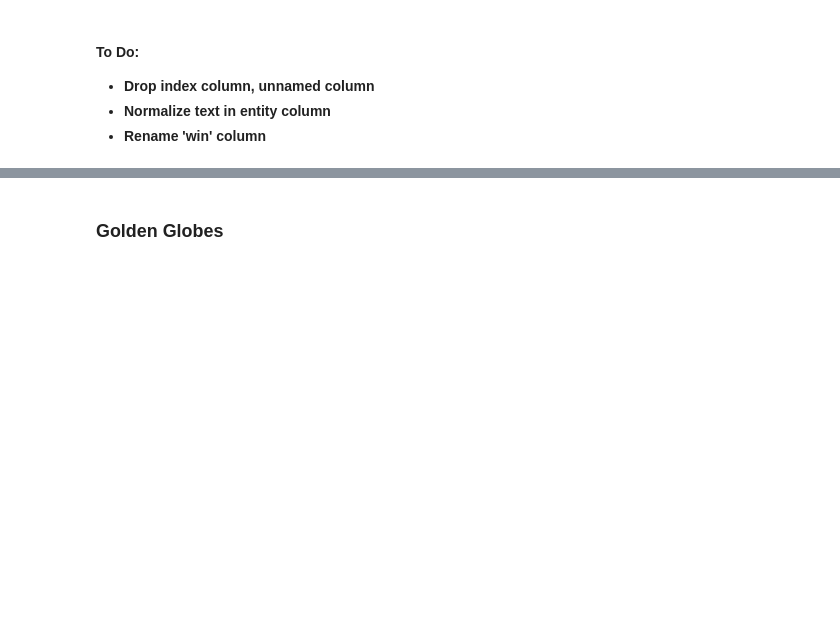
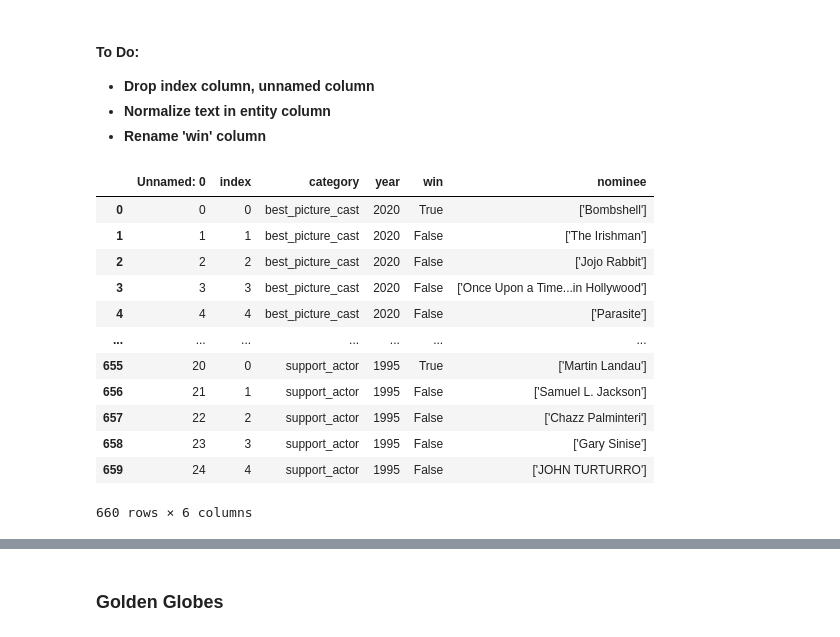
Before and after one commit to cari-holmes/movie-analysis, a Jupyter notebook: prepare_awards.ipynb, the cells around one changed output, grey strips where cells are left out. Cells and saved outputs as stored; diff of their text form; code cells hidden in the pictures; blank space fills up the shorter version.

```diff
--- a/prepare_awards.ipynb
+++ b/prepare_awards.ipynb
@@ -679,3 +667,19 @@ array(['best_picture_cast', 'best_actress', 'best_actor',
 - **Drop index column, unnamed column**
 - **Normalize text in entity column**
 - **Rename 'win' column**
+# %%
+df.rename(columns = {'entity':'nominee'})
+# %% [output]
+|  | Unnamed: 0 | index | category | year | win | nominee |
+| 0 | 0 | 0 | best_picture_cast | 2020 | True | ['Bombshell'] |
+| 1 | 1 | 1 | best_picture_cast | 2020 | False | ['The Irishman'] |
+| 2 | 2 | 2 | best_picture_cast | 2020 | False | ['Jojo Rabbit'] |
+| 3 | 3 | 3 | best_picture_cast | 2020 | False | ['Once Upon a Time...in Hollywood'] |
+| 4 | 4 | 4 | best_picture_cast | 2020 | False | ['Parasite'] |
+| ... | ... | ... | ... | ... | ... | ... |
+| 655 | 20 | 0 | support_actor | 1995 | True | ['Martin Landau'] |
+| 656 | 21 | 1 | support_actor | 1995 | False | ['Samuel L. Jackson'] |
+| 657 | 22 | 2 | support_actor | 1995 | False | ['Chazz Palminteri'] |
+| 658 | 23 | 3 | support_actor | 1995 | False | ['Gary Sinise'] |
+| 659 | 24 | 4 | support_actor | 1995 | False | ['JOHN TURTURRO'] |
+660 rows × 6 columns
```
Also changed, not shown: parts of 8 cells of this notebook.
